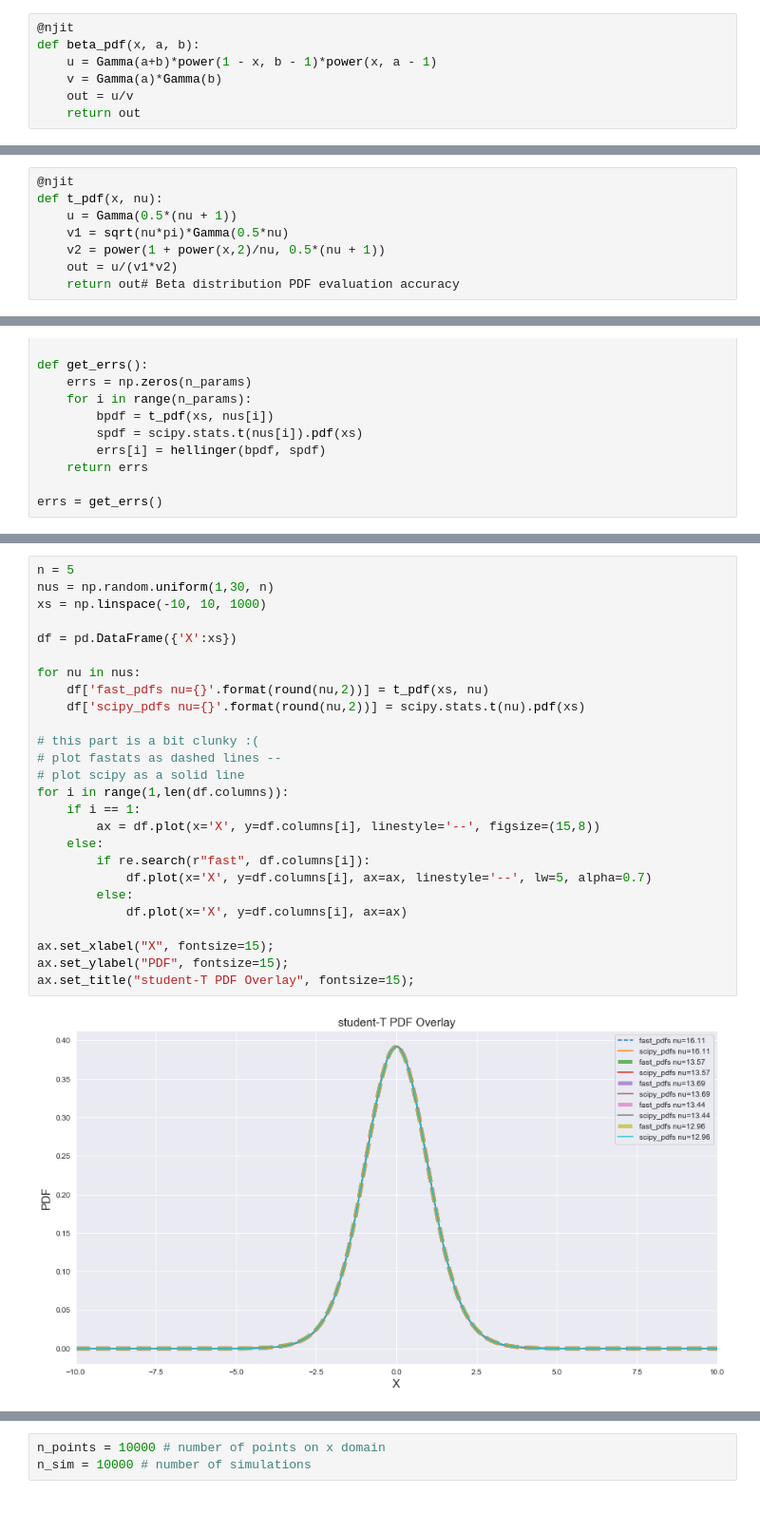
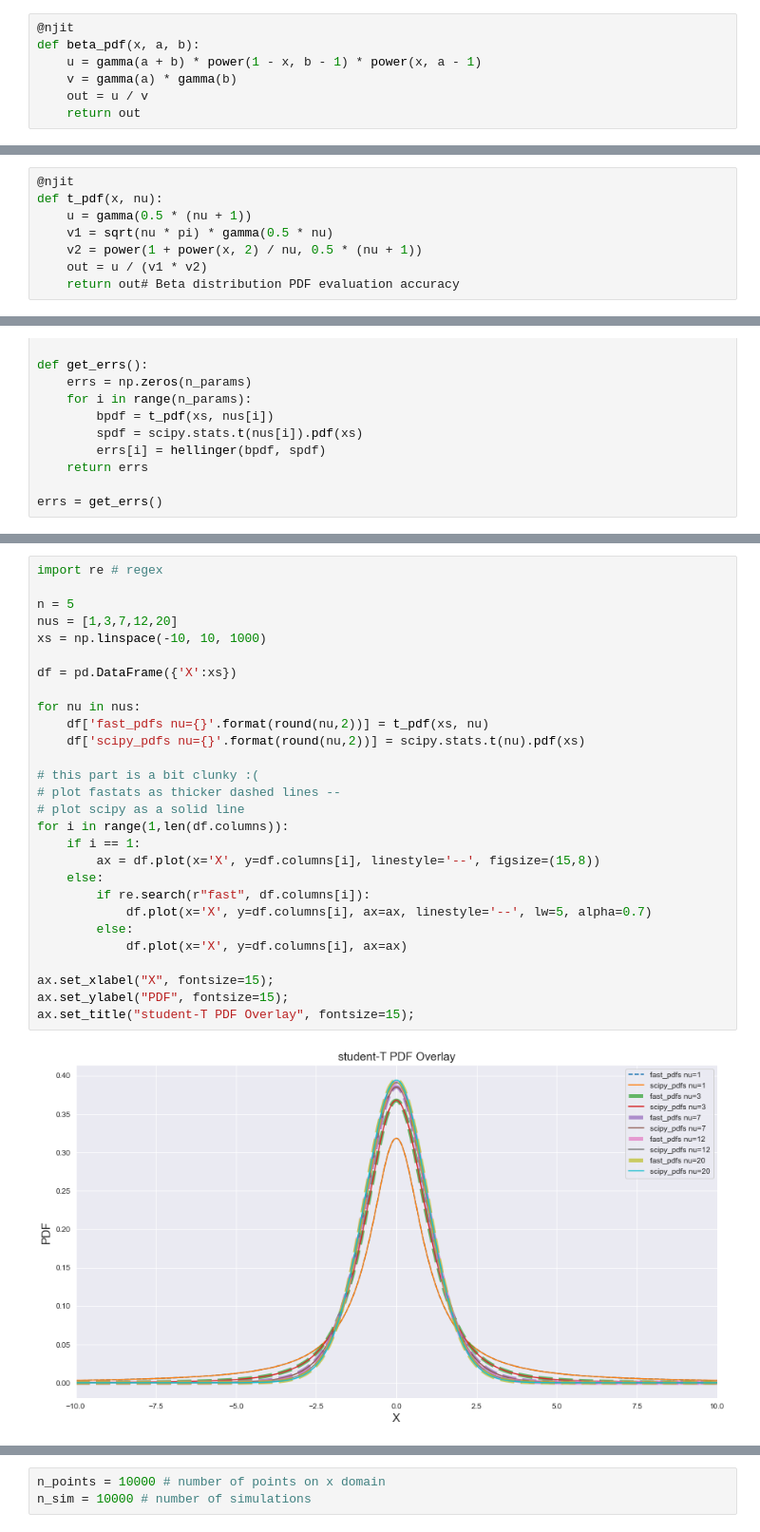
Before and after one commit to fastats/fastats, a Jupyter notebook: fastats/maths/_notebooks/gamma_beta_t_benchmark.ipynb, the cells around one changed output, grey strips where cells are left out. Shown: that part at 95% size. Saved outputs shown, nothing was run; the diff lists cells and outputs as text.

```diff
--- a/fastats/maths/_notebooks/gamma_beta_t_benchmark.ipynb
+++ b/fastats/maths/_notebooks/gamma_beta_t_benchmark.ipynb
@@ -213,9 +212,9 @@ There are many metrics that can be used to measure statisicatl distance (KL-dive
 # %%
 @njit
 def beta_pdf(x, a, b):
-    u = Gamma(a+b)*power(1 - x, b - 1)*power(x, a - 1)
-    v = Gamma(a)*Gamma(b)
-    out = u/v
+    u = gamma(a + b) * power(1 - x, b - 1) * power(x, a - 1)
+    v = gamma(a) * gamma(b)
+    out = u / v
     return out
 # %%
 @njit(fastmath=True)
@@ -267,10 +266,10 @@ We'll carry out the same benchmarking with a range of x-values and $\nu$ values
 # %%
 @njit
 def t_pdf(x, nu):
-    u = Gamma(0.5*(nu + 1))
-    v1 = sqrt(nu*pi)*Gamma(0.5*nu)
-    v2 = power(1 + power(x,2)/nu, 0.5*(nu + 1))
-    out = u/(v1*v2)
+    u = gamma(0.5 * (nu + 1))
+    v1 = sqrt(nu * pi) * gamma(0.5 * nu)
+    v2 = power(1 + power(x, 2) / nu, 0.5 * (nu + 1))
+    out = u / (v1 * v2)
     return out# Beta distribution PDF evaluation accuracy
 # %%
 n_points = 1000
@@ -334,31 +333,33 @@ ax.set_title("Beta PDF Overlay", fontsize=15);
 # %%
+import re # regex
+
 n = 5
-nus = np.random.uniform(1,30, n)
+nus = [1,3,7,12,20]
 xs = np.linspace(-10, 10, 1000)
 
 df = pd.DataFrame({'X':xs})
 
 for nu in nus:
     df['fast_pdfs nu={}'.format(round(nu,2))] = t_pdf(xs, nu)
     df['scipy_pdfs nu={}'.format(round(nu,2))] = scipy.stats.t(nu).pdf(xs)
 
 # this part is a bit clunky :(
-# plot fastats as dashed lines --
+# plot fastats as thicker dashed lines --
 # plot scipy as a solid line
 for i in range(1,len(df.columns)):
     if i == 1:
         ax = df.plot(x='X', y=df.columns[i], linestyle='--', figsize=(15,8))
     else:
         if re.search(r"fast", df.columns[i]):
             df.plot(x='X', y=df.columns[i], ax=ax, linestyle='--', lw=5, alpha=0.7)
         else:
             df.plot(x='X', y=df.columns[i], ax=ax)
 
 ax.set_xlabel("X", fontsize=15);
 ax.set_ylabel("PDF", fontsize=15);
 ax.set_title("student-T PDF Overlay", fontsize=15);
 # %% [output]
-[figure, old version]
+[figure, new version]
 # %% [markdown]
 The difference between our implementation and scipy's is visually indistinguishable.
 
```
Also changed, not shown: parts of 19 cells of this notebook.
